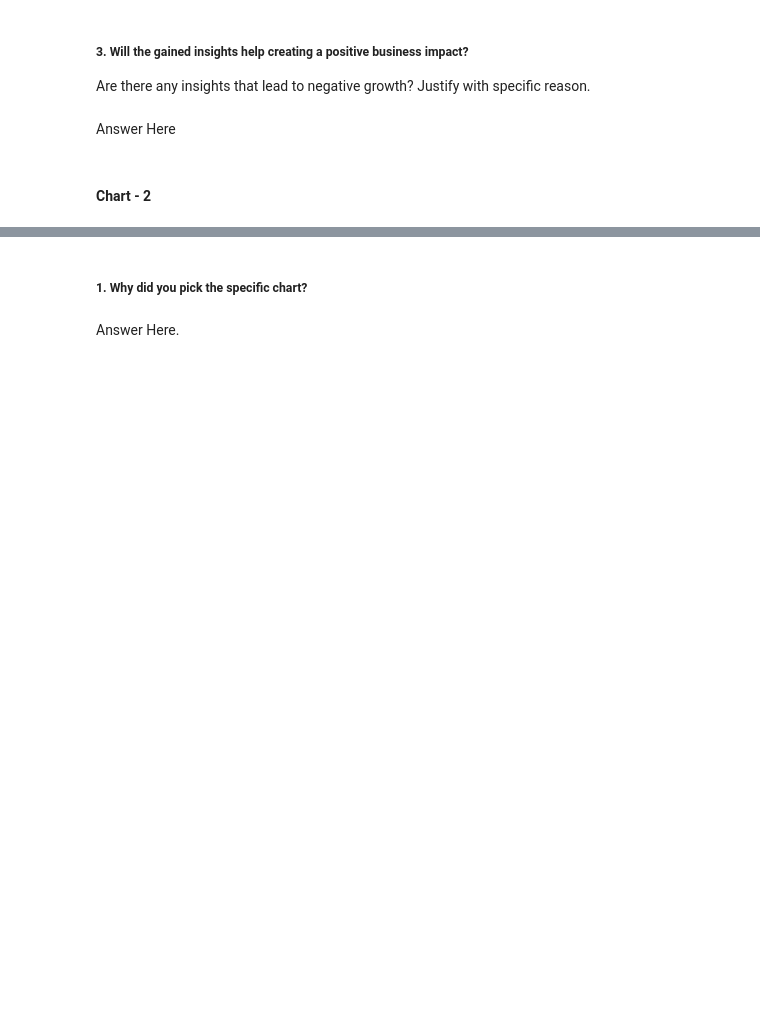
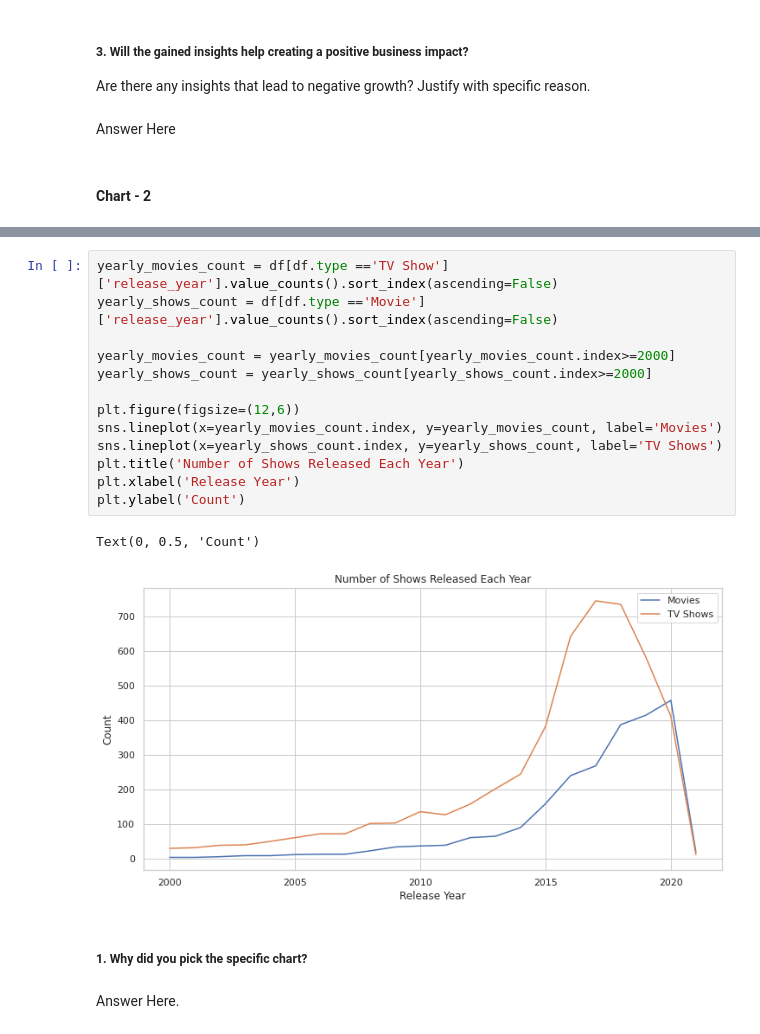
Before and after one commit to ayush9304/NetflixMoviesAndTVShowsClustering, a Jupyter notebook: Netflix_Movies_and_TV_Shows_Clustering.ipynb, the cells around one changed output, grey strips where cells are left out. Cells and saved outputs as stored; diff of their text form; blank space fills up the shorter version.

```diff
--- a/Netflix_Movies_and_TV_Shows_Clustering.ipynb
+++ b/Netflix_Movies_and_TV_Shows_Clustering.ipynb
@@ -182,3 +345,19 @@ Answer Here
+# %%
+yearly_movies_count = df[df.type =='TV Show']['release_year'].value_counts().sort_index(ascending=False)
+yearly_shows_count = df[df.type =='Movie']['release_year'].value_counts().sort_index(ascending=False)
+
+yearly_movies_count = yearly_movies_count[yearly_movies_count.index>=2000]
+yearly_shows_count = yearly_shows_count[yearly_shows_count.index>=2000]
+
+plt.figure(figsize=(12,6))
+sns.lineplot(x=yearly_movies_count.index, y=yearly_movies_count, label='Movies')
+sns.lineplot(x=yearly_shows_count.index, y=yearly_shows_count, label='TV Shows')
+plt.title('Number of Shows Released Each Year')
+plt.xlabel('Release Year')
+plt.ylabel('Count')
+# %% [output]
+Text(0, 0.5, 'Count')
+[figure, added]
 # %% [markdown]
 ##### 1. Why did you pick the specific chart?
 # %% [markdown]
```
Also changed, not shown: parts of 35 cells of this notebook.
